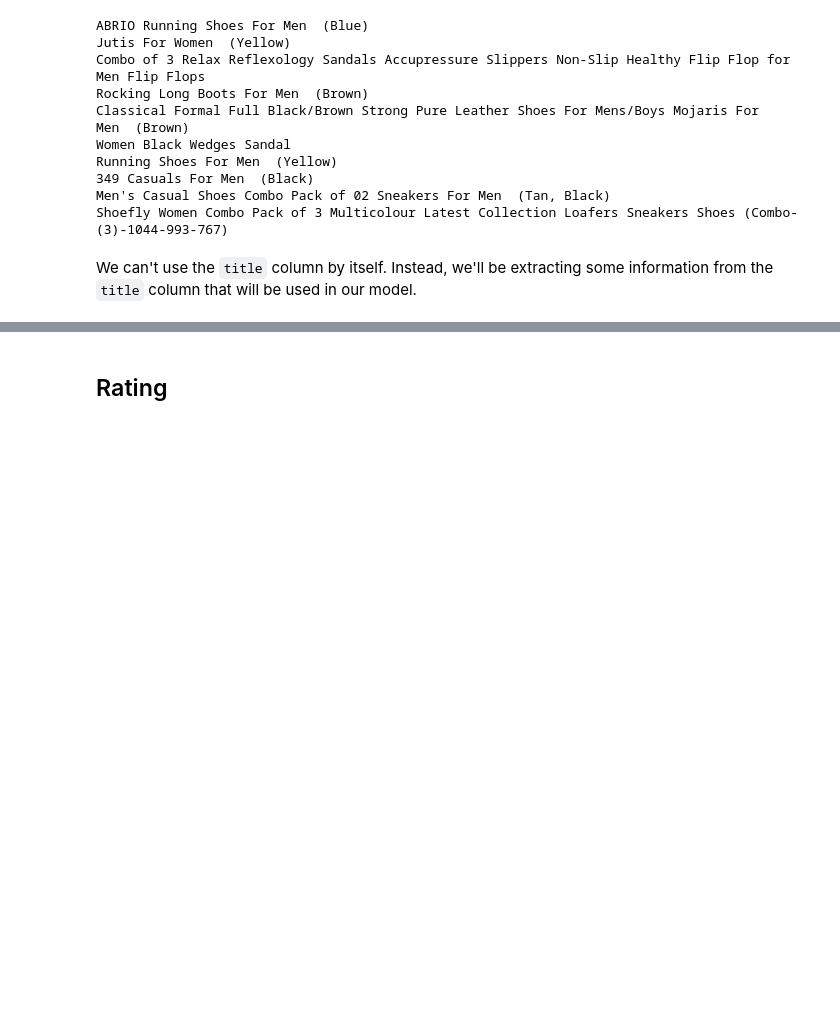
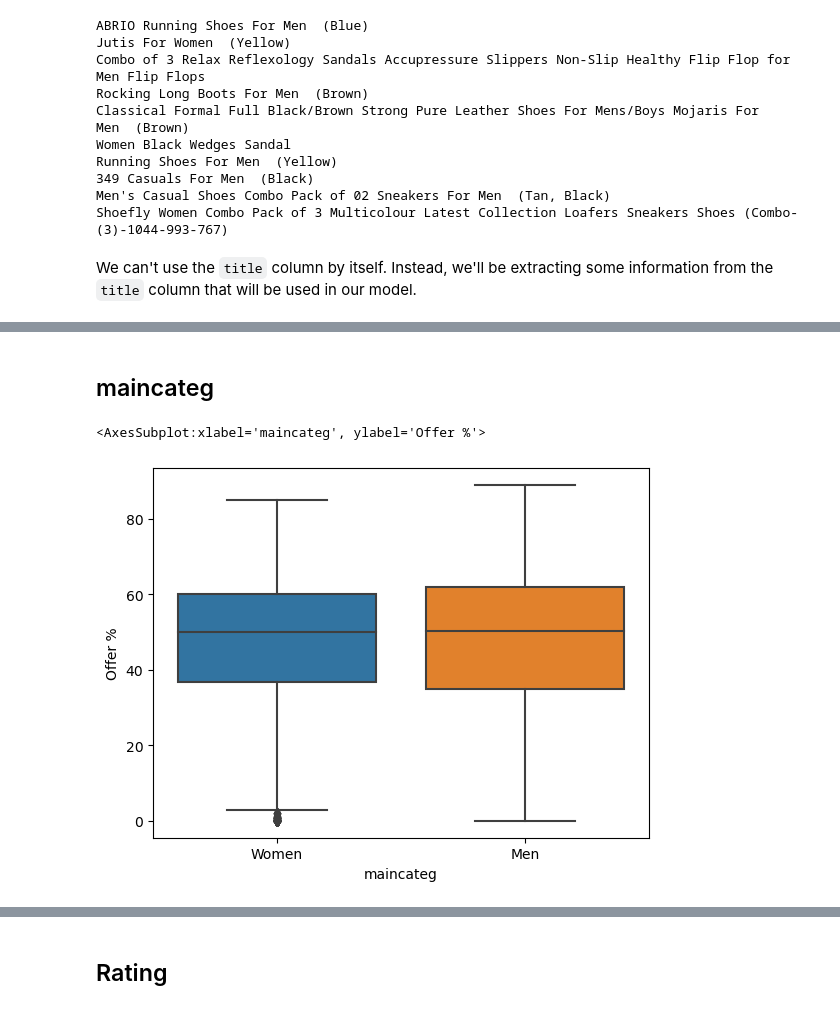
Before and after one commit to Hari31416/Summer-Analytics, a Jupyter notebook: hackathon/EDA_Feature_Engineering.ipynb, the cells around one changed output, grey strips where cells are left out. Cells and saved outputs as stored; diff of their text form; code cells hidden in the pictures; blank space fills up the shorter version.

```diff
--- a/hackathon/EDA_Feature_Engineering.ipynb
+++ b/hackathon/EDA_Feature_Engineering.ipynb
@@ -129,0 +128,7 @@ plt.xticks(rotation=90);
+# %% [markdown]
+## maincateg
+# %%
+sns.boxplot(x="maincateg", y=r"Offer %", data=train)
+# %% [output]
+<AxesSubplot:xlabel='maincateg', ylabel='Offer %'>
+[figure, added]
```
Also changed, not shown: parts of 33 cells of this notebook, 10 other files.
